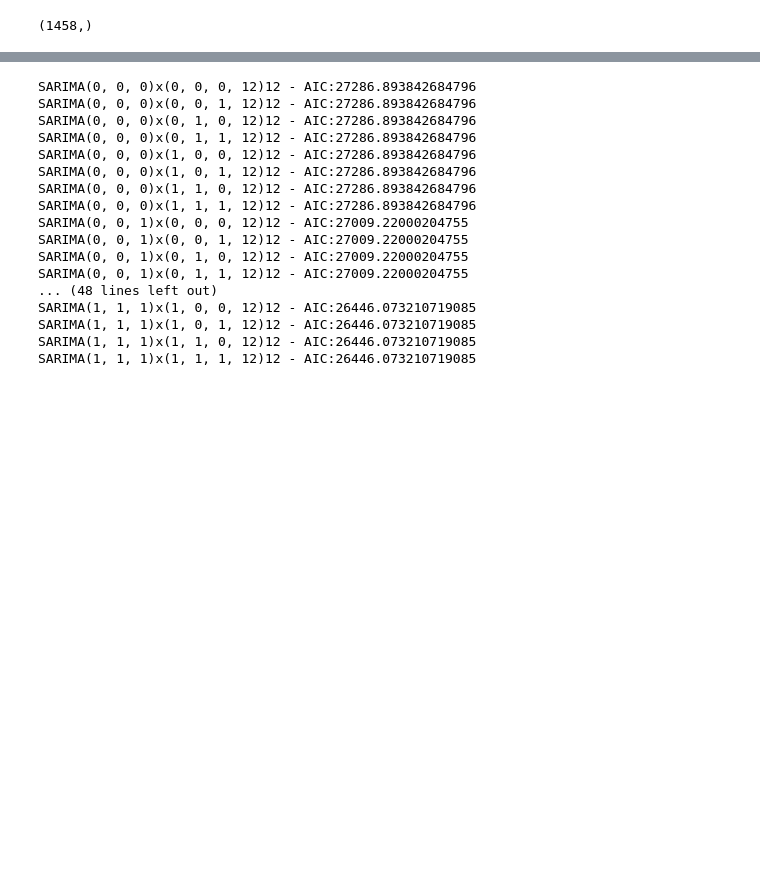
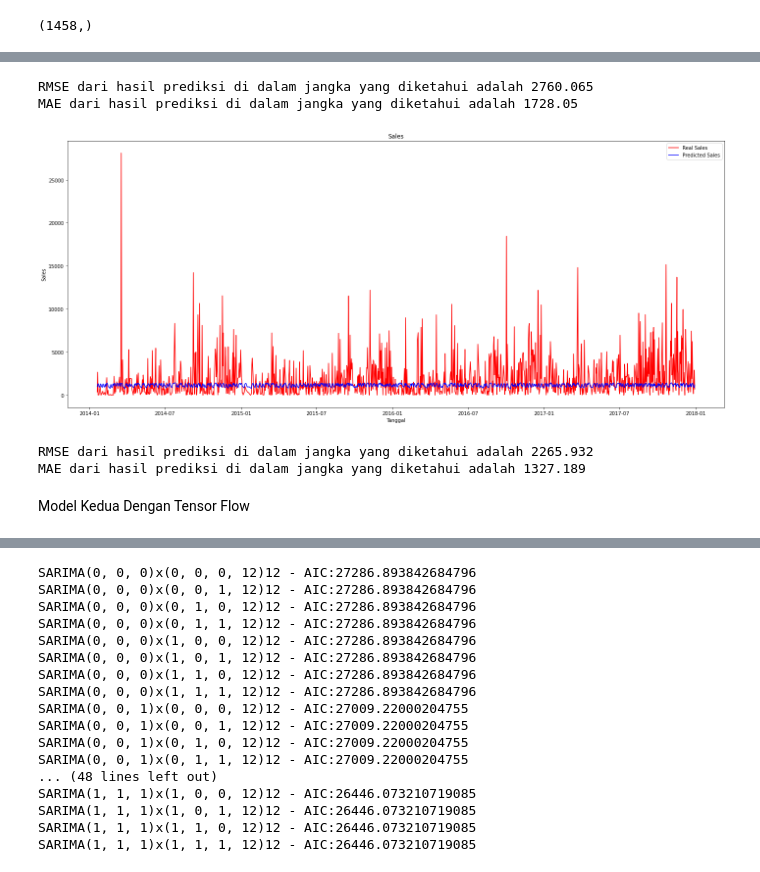
Before and after one commit to Latiefabdul/Retail_2, a Jupyter notebook: Time_Series_Analysis_Sales_Retail_2.ipynb, the cells around one changed output, grey strips where cells are left out. Cells and saved outputs as stored; diff of their text form; code cells hidden in the pictures; blank space fills up the shorter version.

```diff
--- a/Time_Series_Analysis_Sales_Retail_2.ipynb
+++ b/Time_Series_Analysis_Sales_Retail_2.ipynb
@@ -245,0 +311,35 @@ plt.show()
+# %%
+mse_model_1 = mean_squared_error(model_1_predict, sales_valid)
+rmse_model_1 = sqrt(mse_model_1)
+print('RMSE dari hasil prediksi di dalam jangka yang diketahui adalah {}'.format(round(rmse_model_1, 3))) # Menampilkan nilai akar mse sampai tiga desimal
+mae_model_1 = mean_absolute_error(model_1_predict, sales_valid)
+print('MAE dari hasil prediksi di dalam jangka yang diketahui adalah {}'.format(round(mae_model_1, 3))) # Menampilkan nilai mae sampai tiga desimal
+# %% [output]
+RMSE dari hasil prediksi di dalam jangka yang diketahui adalah 2760.065
+MAE dari hasil prediksi di dalam jangka yang diketahui adalah 1728.05
+# %%
+# Melakukan prediksi hasil
+model_1_predict_all = model_predict(model, sales[..., np.newaxis], window_size)
+model_1_predict_all = model_1_predict_all[16 - window_size: -1, -1, 0]
+# %%
+plt.figure(figsize=(24, 10))
+plt.plot(order_dates[16:], sales[16:], color = 'red', label = 'Real Sales')
+plt.plot(order_dates[16:], model_1_predict_all, color = 'blue', label = 'Predicted Sales')
+plt.title('Sales')
+plt.xlabel('Tanggal')
+plt.ylabel('Sales')
+plt.legend()
+plt.show()
+# %% [output]
+[figure, added]
+# %%
+mse_model_1_all = mean_squared_error(model_1_predict_all, sales[16:])
+rmse_model_1_all = sqrt(mse_model_1_all)
+print('RMSE dari hasil prediksi di dalam jangka yang diketahui adalah {}'.format(round(rmse_model_1_all, 3))) # Menampilkan nilai akar mse sampai tiga desimal
+mae_model_1_all = mean_absolute_error(model_1_predict_all, sales[16:])
+print('MAE dari hasil prediksi di dalam jangka yang diketahui adalah {}'.format(round(mae_model_1_all, 3))) # Menampilkan nilai mae sampai tiga desimal
+# %% [output]
+RMSE dari hasil prediksi di dalam jangka yang diketahui adalah 2265.932
+MAE dari hasil prediksi di dalam jangka yang diketahui adalah 1327.189
+# %% [markdown]
+Model Kedua Dengan Tensor Flow
```
Also changed, not shown: parts of 66 cells of this notebook, 4 other files.
